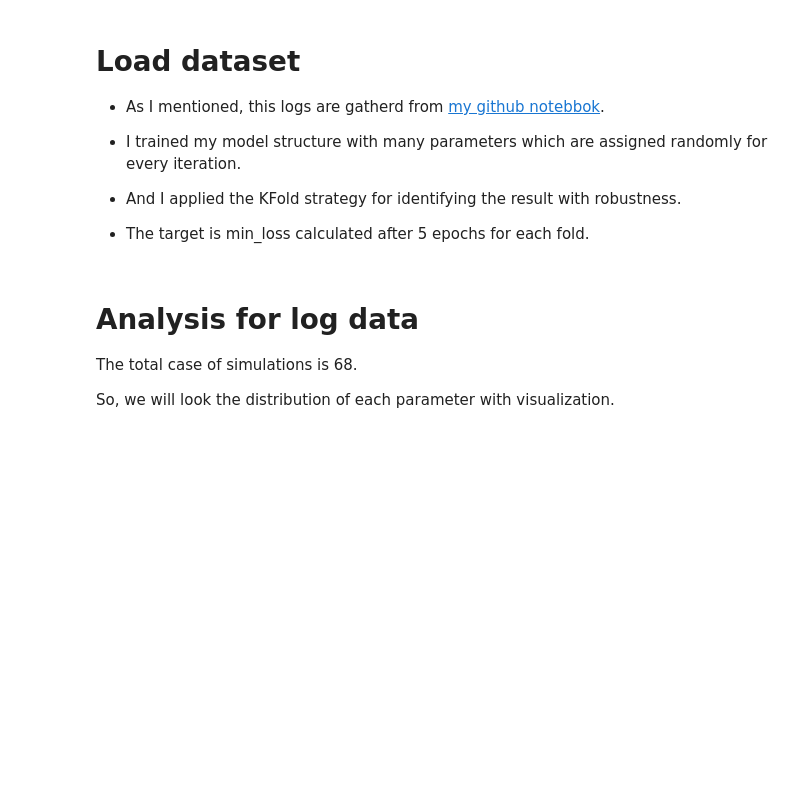
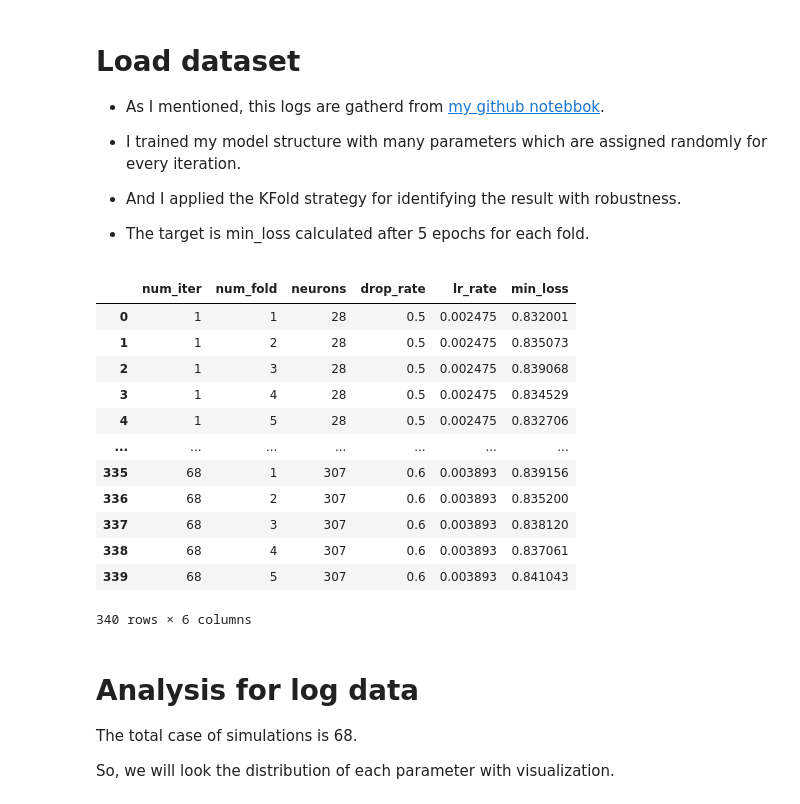
Before and after one commit to Pythonash/Kaggle-eng-, a Jupyter notebook: Stochastic approach for NN_The short report.ipynb, the cells around one changed output. Cells and saved outputs as stored; diff of their text form; code cells hidden in the pictures; blank space fills up the shorter version.

```diff
--- a/Stochastic approach for NN_The short report.ipynb
+++ b/Stochastic approach for NN_The short report.ipynb
@@ -98,8 +117,22 @@ from pdpbox import info_plots
 
 - The target is min_loss calculated after 5 epochs for each fold.
 # %%
-logs = pd.read_csv('../input/parameter-finder-logs-data/Parameter finder logs.csv')
+logs = pd.read_csv('/content/Parameter finder logs.csv')
 logs
+# %% [output]
+|  | num_iter | num_fold | neurons | drop_rate | lr_rate | min_loss |
+| 0 | 1 | 1 | 28 | 0.5 | 0.002475 | 0.832001 |
+| 1 | 1 | 2 | 28 | 0.5 | 0.002475 | 0.835073 |
+| 2 | 1 | 3 | 28 | 0.5 | 0.002475 | 0.839068 |
+| 3 | 1 | 4 | 28 | 0.5 | 0.002475 | 0.834529 |
+| 4 | 1 | 5 | 28 | 0.5 | 0.002475 | 0.832706 |
+| ... | ... | ... | ... | ... | ... | ... |
+| 335 | 68 | 1 | 307 | 0.6 | 0.003893 | 0.839156 |
+| 336 | 68 | 2 | 307 | 0.6 | 0.003893 | 0.835200 |
+| 337 | 68 | 3 | 307 | 0.6 | 0.003893 | 0.838120 |
+| 338 | 68 | 4 | 307 | 0.6 | 0.003893 | 0.837061 |
+| 339 | 68 | 5 | 307 | 0.6 | 0.003893 | 0.841043 |
+340 rows × 6 columns
 # %% [markdown]
 <a id="3"></a>
 # Analysis for log data
```
Also changed, not shown: parts of 12 cells of this notebook.
